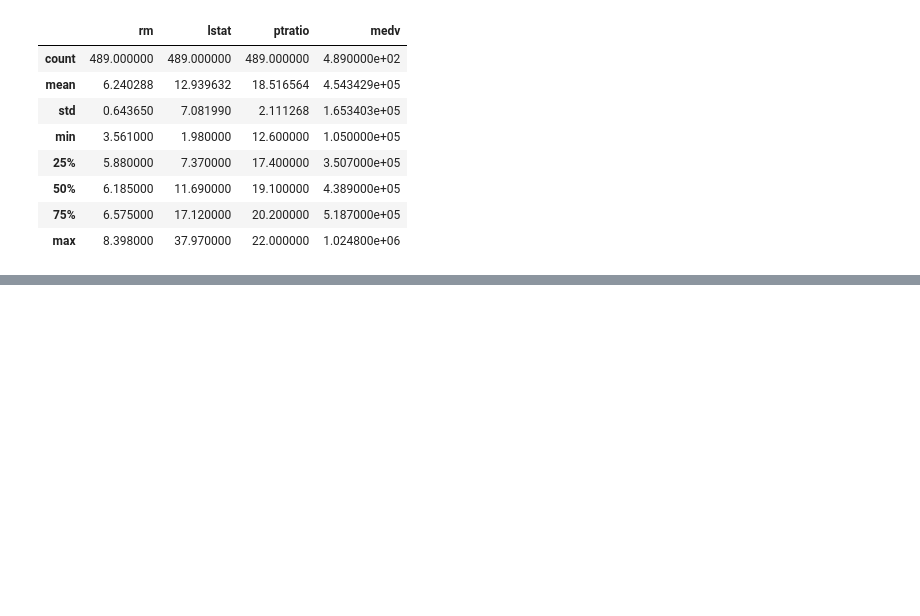
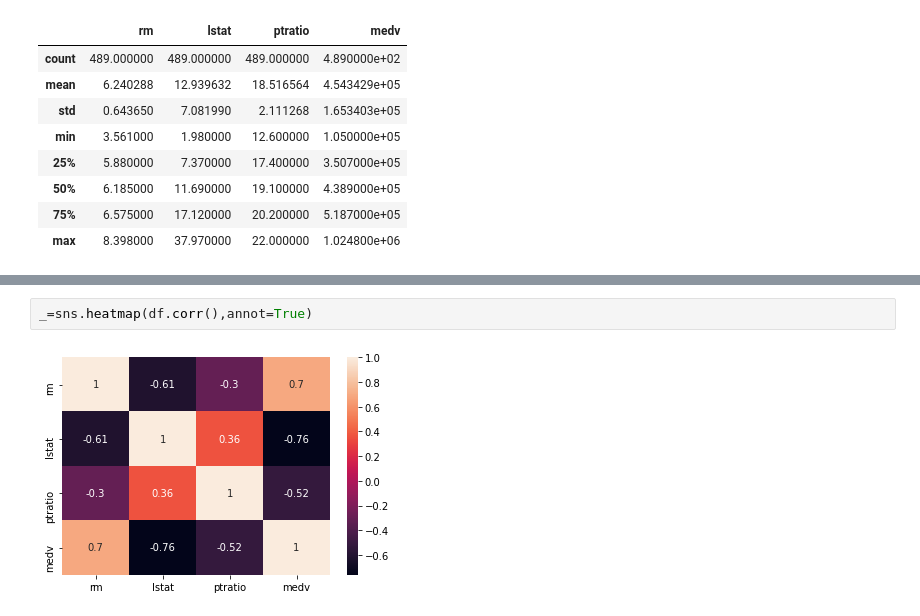
Before and after one commit to lugnitdgp/TDoC-Stonksmaster, a Jupyter notebook: arin17bishwa/tdoc_tasks.ipynb, the cells around one changed output, grey strips where cells are left out. Cells and saved outputs as stored; diff of their text form; blank space fills up the shorter version.

```diff
--- a/arin17bishwa/tdoc_tasks.ipynb
+++ b/arin17bishwa/tdoc_tasks.ipynb
@@ -82,0 +93,4 @@ df.describe()
+# %%
+_=sns.heatmap(df.corr(),annot=True)
+# %% [output]
+[figure, added]
```
Also changed, not shown: parts of 1 cell of this notebook.
